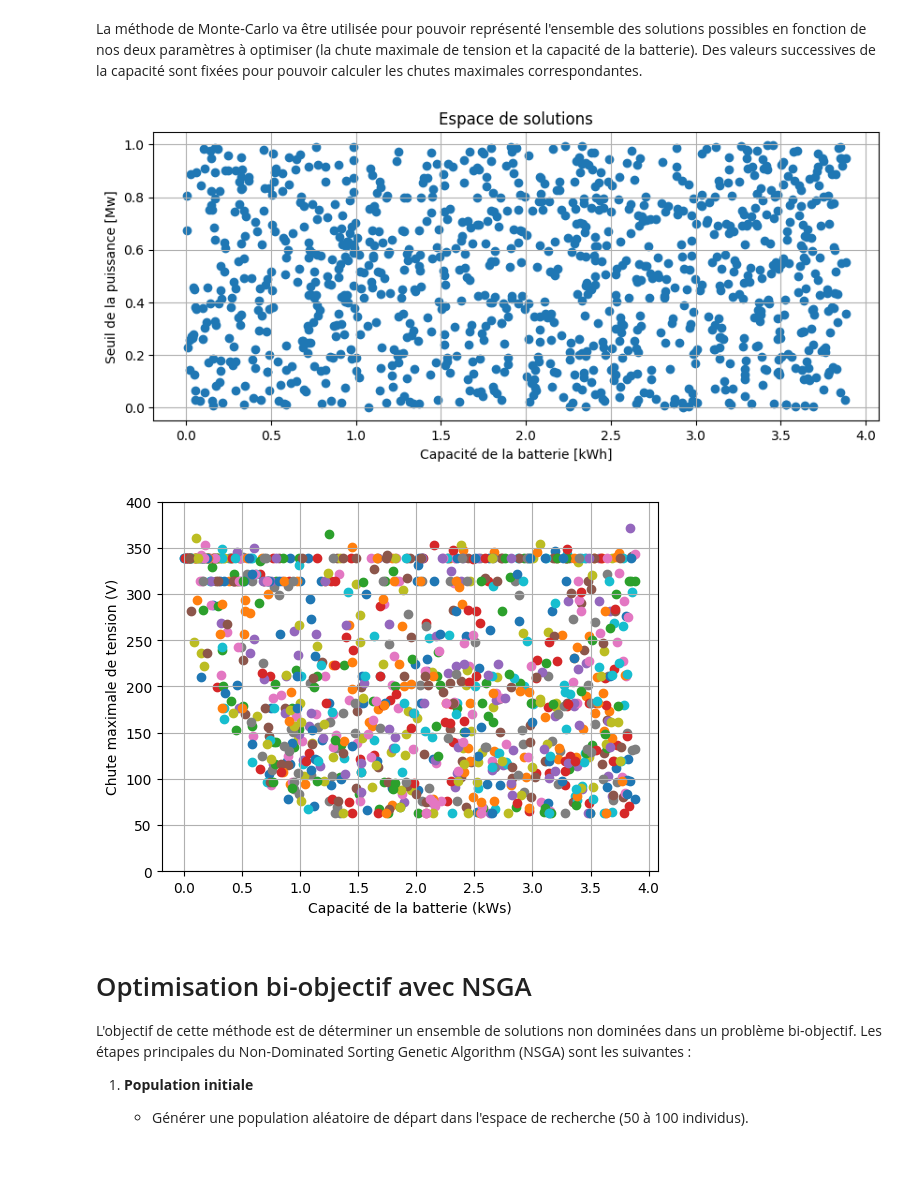
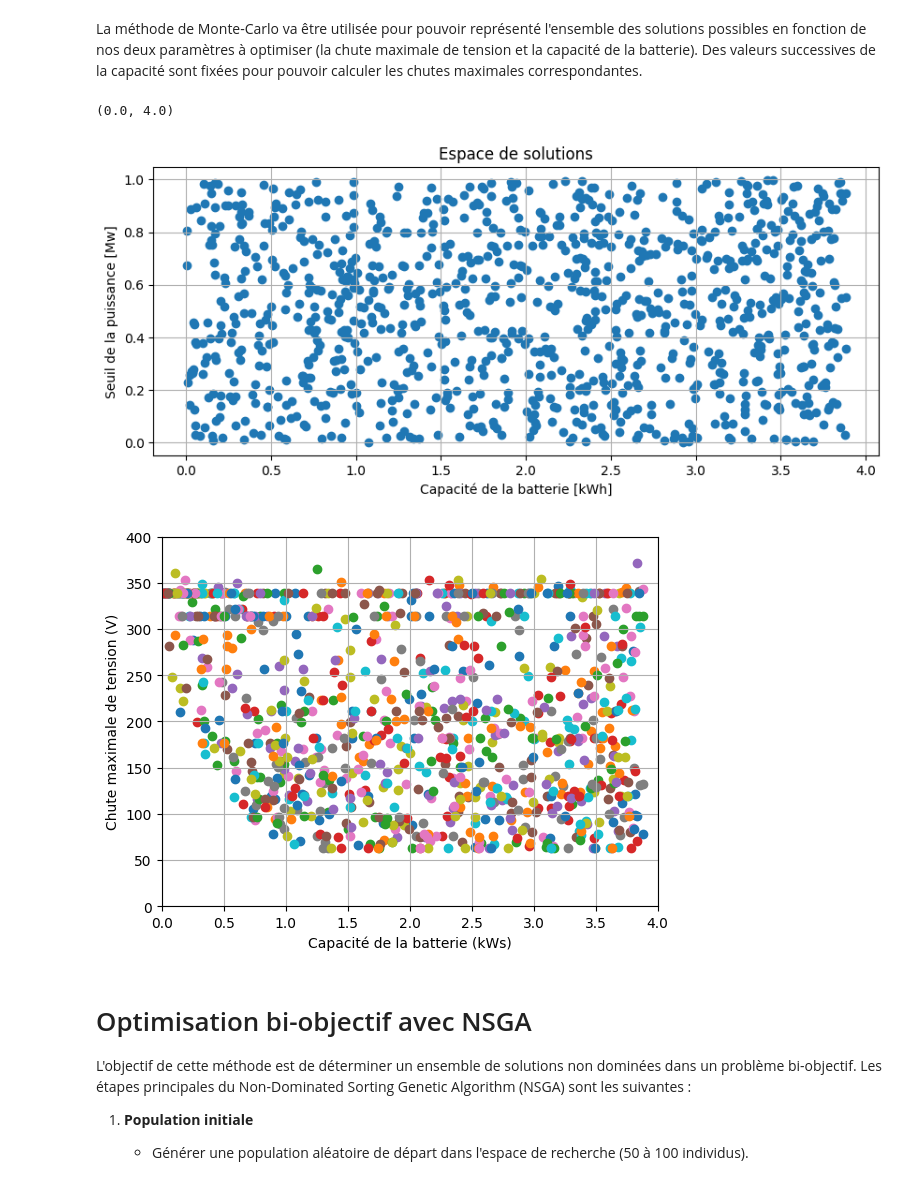
Before and after one commit to khodjawalid/Optimisation_Syst_de_Stockage_electrique_pour_Tramway_Python, a Jupyter notebook: Notebook.ipynb, the cells around one changed output. Drawn from its saved outputs; the diff is of its cells as text; code cells hidden in the pictures.

```diff
--- a/Notebook.ipynb
+++ b/Notebook.ipynb
@@ -309,34 +309,37 @@ La méthode de Monte-Carlo va être utilisée pour pouvoir représenté l'ensemb
 #Afin d'avoir es memes valeurs aléatoire
 np.random.seed(1)
 #Echantillonnage aléatoire des solutions possible
 p_seuil = np.random.uniform(0,1e6, 1000)  # Générer 1000 valeurs aléatoires entre a et b
 batt_capa = np.random.uniform(0,14e6, 1000)
 chutte_sys = []
 
 
 #Affichage espace solution
 plt.figure(figsize=(10,4))
 plt.scatter(batt_capa*1e-3/3600,p_seuil*1e-6)
 plt.title("Espace de solutions")
 plt.xlabel("Capacité de la batterie [kWh]")
 plt.ylabel("Seuil de la puissance [Mw]")
 plt.grid()
 
 
 plt.figure()
 
 for cap , s in zip(batt_capa,p_seuil):
     chute_max = simulation_sys(cap,s , Ptrain, Etrain, temps,Vsst,Req)
     chutte_sys.append(chute_max)
     plt.scatter(cap*1e-3/3600,chute_max)
 
 plt.ylim(0,400)
 plt.ylabel("Chute maximale de tension (V)")
 plt.xlabel("Capacité de la batterie (kWs)")
 plt.grid()
+
+plt.xlim(0,4)
 # %% [output]
+(0.0, 4.0)
 [figure]
-[figure, old version]
+[figure, new version]
 # %% [markdown]
 # Optimisation bi-objectif avec NSGA
 
```
Also changed, not shown: parts of 3 cells of this notebook, 1 other file.
